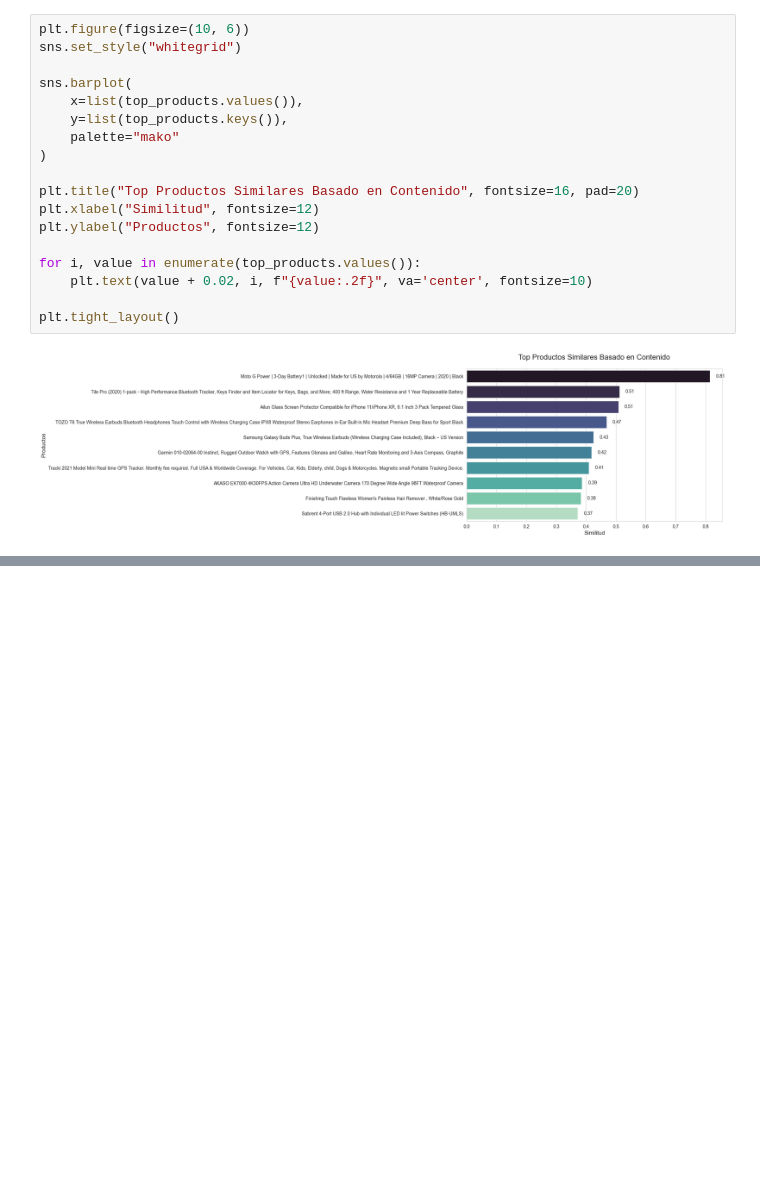
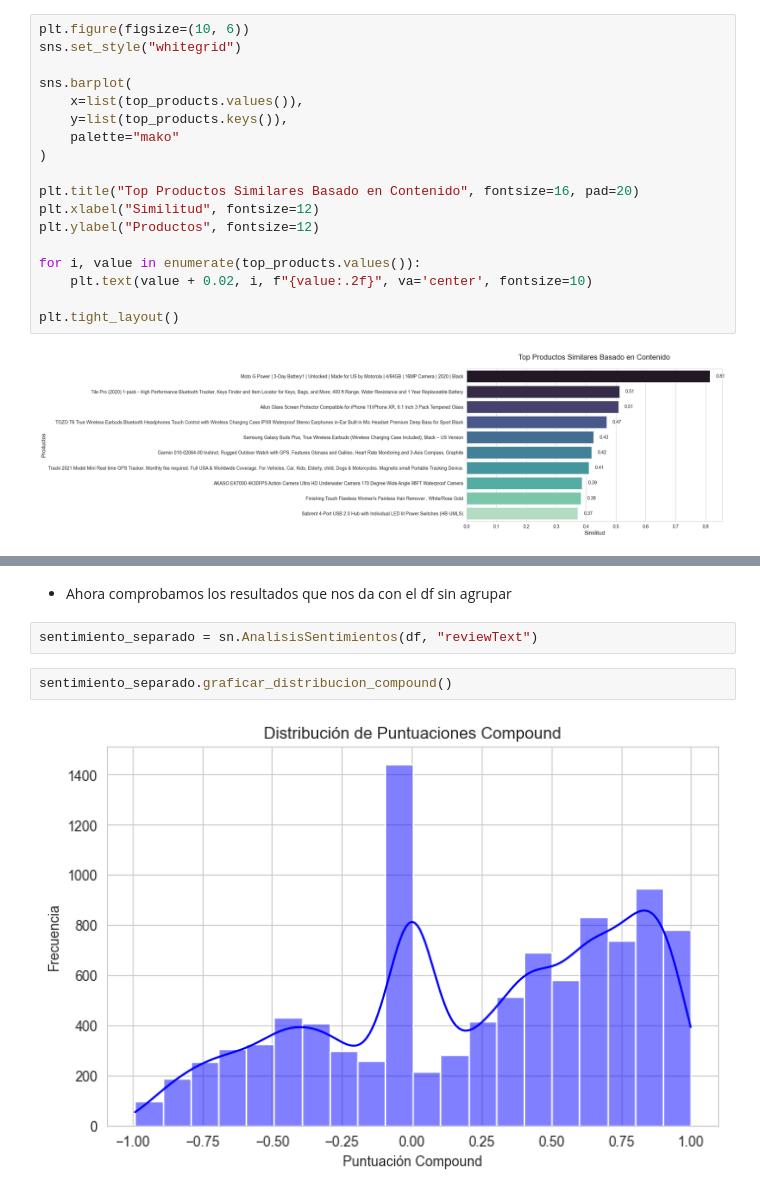
Before and after one commit to Ivan-BV/laboratorio-modulo09-leccion06-nlp, a Jupyter notebook: modulo09-leccion06-nlp-LAB.ipynb, the cells around one changed output, grey strips where cells are left out. Saved outputs shown, nothing was run; the diff lists cells and outputs as text; blank space fills up the shorter version.

```diff
--- a/modulo09-leccion06-nlp-LAB.ipynb
+++ b/modulo09-leccion06-nlp-LAB.ipynb
@@ -325,0 +360,8 @@ plt.tight_layout()
+# %% [markdown]
+- Ahora comprobamos los resultados que nos da con el df sin agrupar
+# %%
+sentimiento_separado = sn.AnalisisSentimientos(df, "reviewText")
+# %%
+sentimiento_separado.graficar_distribucion_compound()
+# %% [output]
+[figure, added]
```
Also changed, not shown: parts of 26 cells of this notebook, 1 other file.
